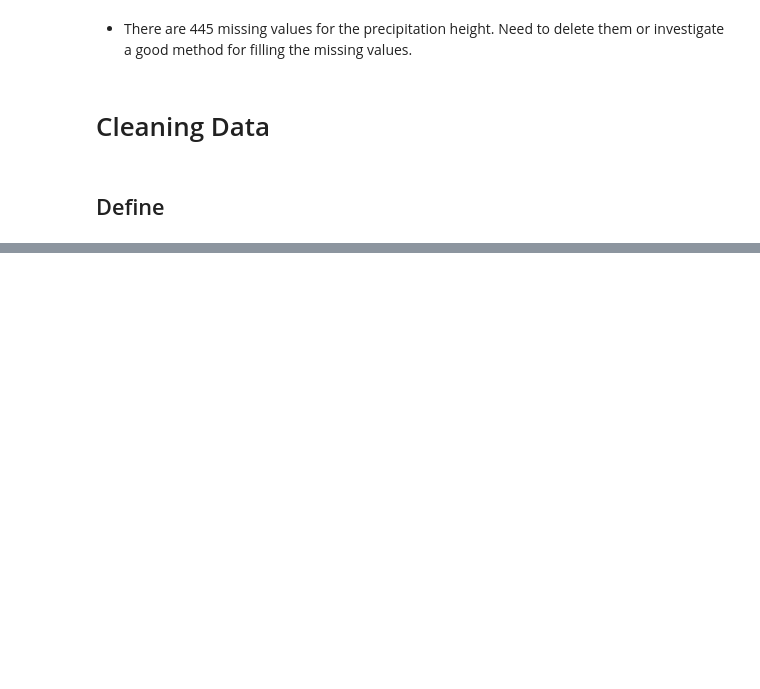
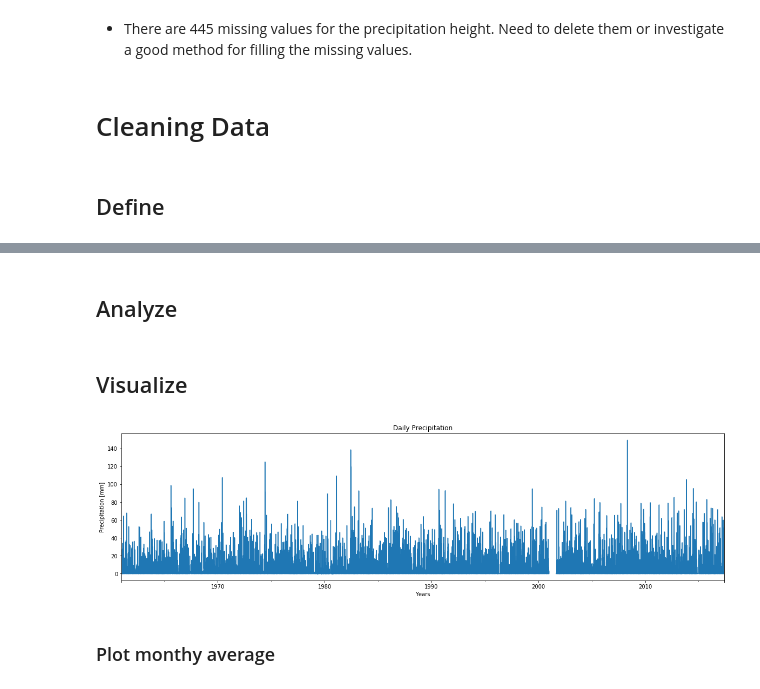
Before and after one commit to dsllt/PortoAlegre_TimeSeriesAnalysis, a Jupyter notebook: TimeSeriesAnalysis.ipynb, the cells around one changed output, grey strips where cells are left out. Cells and saved outputs as stored; diff of their text form; code cells hidden in the pictures; blank space fills up the shorter version.

Commit message:
Data cleaning and including some visualizations

```diff
--- a/TimeSeriesAnalysis.ipynb
+++ b/TimeSeriesAnalysis.ipynb
@@ -78,0 +97,3 @@ df[df.Valor.isnull()]
+# %%
+# 'prec' stands for precipitation
+df_modified.rename(columns={'Data':'date','Valor':'prec'}, inplace = True)
@@ -78,0 +109,3 @@ df[df.Valor.isnull()]
+# %%
+df_modified.date.iloc[:14244] = df_modified.date.iloc[:14244].str[:-2] + '19' + df_modified.date.iloc[:14244].str[-2:]
+df_modified.date.iloc[14244:] = df_modified.date.iloc[14244:].str[:-2] + '20' + df_modified.date.iloc[14244:].str[-2:]
@@ -78,0 +117,2 @@ df[df.Valor.isnull()]
+# %%
+df_modified.date = pd.to_datetime(df_modified.date, format = '%d/%m/%Y')
@@ -78,0 +128,2 @@ df[df.Valor.isnull()]
+# %%
+df_modified.set_index('date', inplace = True)
@@ -78,0 +143,14 @@ df[df.Valor.isnull()]
+# %% [markdown]
+## Analyze
+# %% [markdown]
+## Visualize
+# %%
+# Plotting daily precipitation values
+df_modified.prec.plot(figsize = (20,5))
+plt.xlabel('Years')
+plt.ylabel('Precipitation [mm]')
+plt.title('Daily Precipitation');
+# %% [output]
+[figure, added]
+# %% [markdown]
+### Plot monthy average
```
Also changed, not shown: parts of 24 cells of this notebook.
